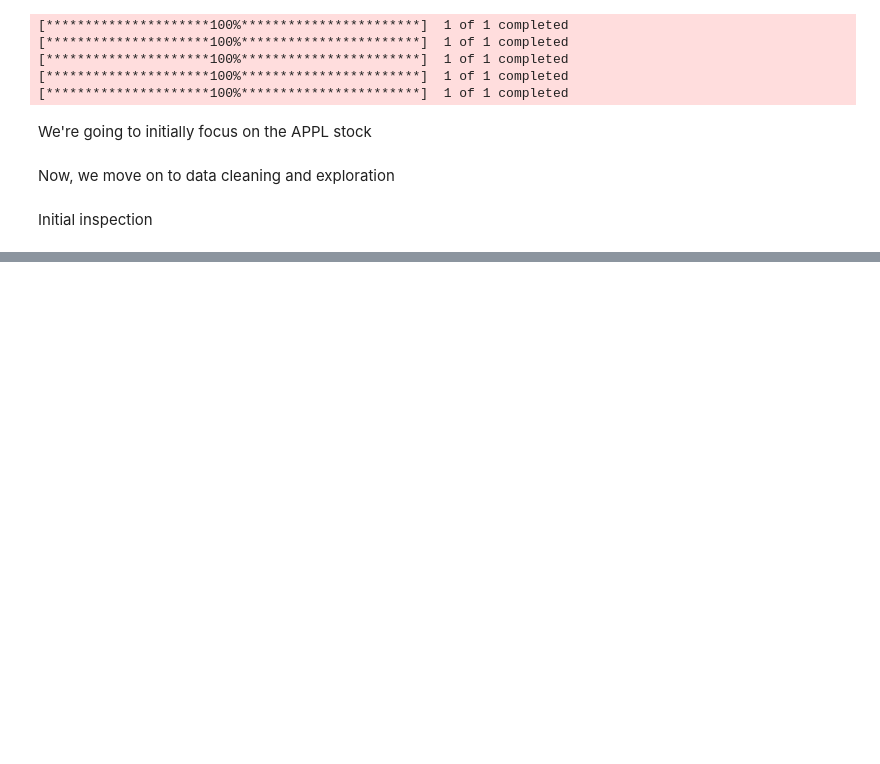
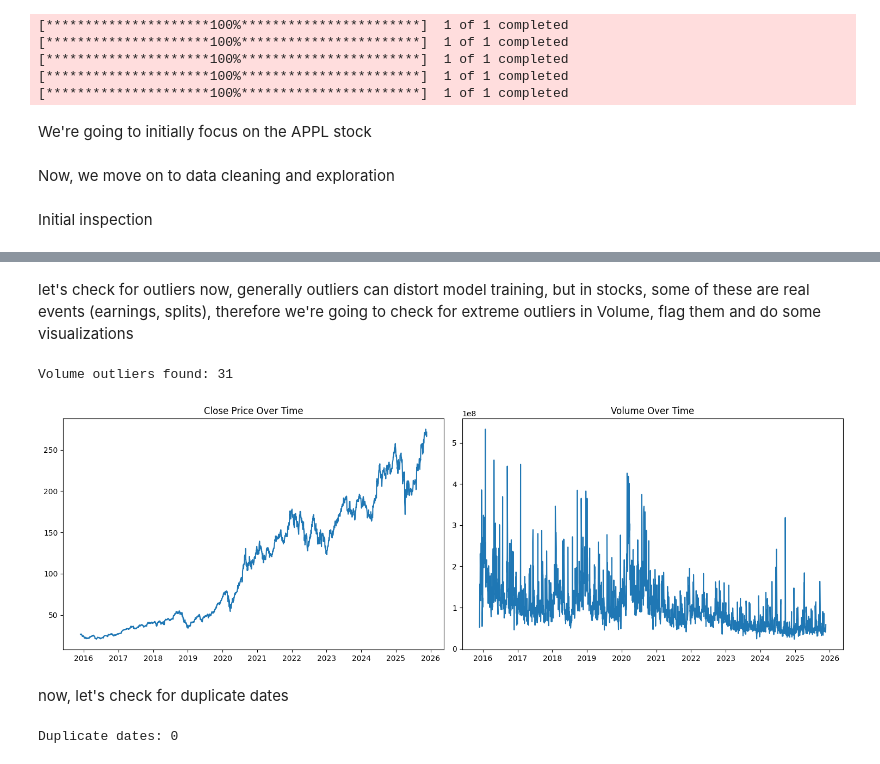
Before and after one commit to mal0101/stockPrediction, a Jupyter notebook: notebook.ipynb, the cells around one changed output, grey strips where cells are left out. Drawn from its saved outputs; the diff is of its cells as text; code cells hidden in the pictures; blank space fills up the shorter version.

Commit message:
more data exploration

```diff
--- a/notebook.ipynb
+++ b/notebook.ipynb
@@ -52,7 +52,8 @@ import seaborn as sns
 # %% [markdown]
 Initial inspection
 # %%
-apple_data = pd.read_csv('data/raw_AAPL.csv', index_col=0, parse_dates=True)
+apple_data = pd.read_csv('data/raw_AAPL.csv', skiprows=[1,2], index_col=0, parse_dates=True)
+apple_data.index.name = 'Date'
 # Flatten the multi-level columns if they exist
 if isinstance(apple_data.columns, pd.MultiIndex):
     apple_data.columns = apple_data.columns.get_level_values(0)
@@ -91,0 +112,32 @@ From 2015-11-27 to Ticker
+# %% [markdown]
+let's check for outliers now, generally outliers can distort model training, but in stocks, some of these are real events (earnings, splits), therefore we're going to check for extreme outliers in Volume, flag them and do some visualizations
+# %%
+Q1 = apple_data['Volume'].quantile(0.25)
+Q3 = apple_data['Volume'].quantile(0.75)
+IQR = Q3 - Q1
+
+# flagging outliers, stock splits can cause legitimate spikes in volume
+volume_outliers = apple_data[(apple_data['Volume'] < (Q1 - 3 * IQR)) | (apple_data['Volume'] > (Q3 + 3 * IQR))]
+print(f"Volume outliers found: {len(volume_outliers)}")
+
+# visualizing to determine if removals are needed
+plt.figure(figsize=(15,5))
+plt.subplot(1,2,1)
+plt.plot(apple_data['Close'])
+plt.title('Close Price Over Time')
+plt.subplot(1,2,2)
+plt.plot(apple_data['Volume'])
+plt.title('Volume Over Time')
+plt.tight_layout()
+plt.savefig('plots/01_raw_data_visualiszation.png')
+plt.show()
+# %% [output]
+Volume outliers found: 31
+[figure, added]
+# %% [markdown]
+now, let's check for duplicate dates
+# %%
+duplicates = apple_data.index.duplicated().sum()
+print(f"Duplicate dates: {duplicates}")
+# %% [output]
+Duplicate dates: 0
```
Also changed, not shown: parts of 3 cells of this notebook, 1 other file.
